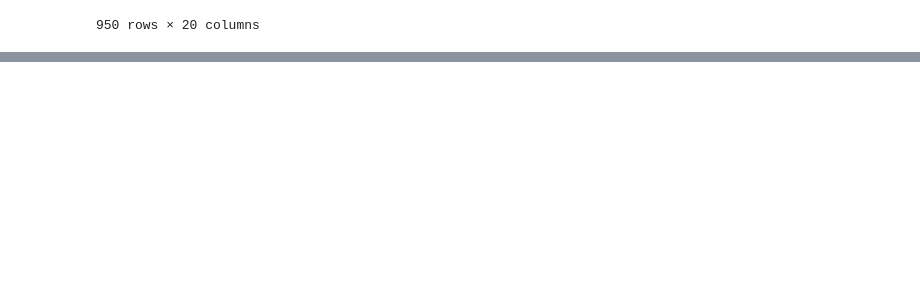
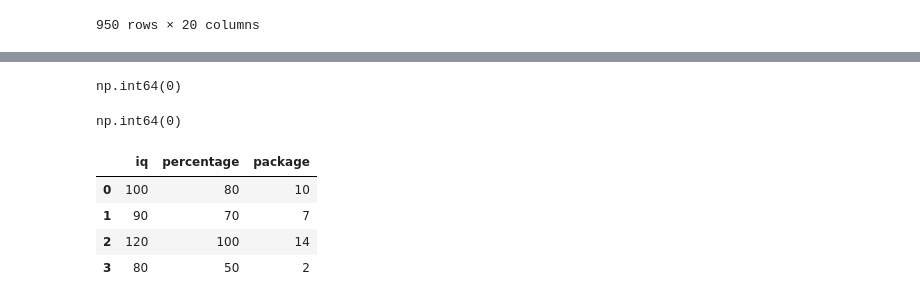
Before and after one commit to HarshChaturvedi19/Learn-Data-Science-With-Projects, a Jupyter notebook: PANDAS/panda-Dataframe/dataFrame.ipynb, the cells around one changed output, grey strips where cells are left out. Drawn from its saved outputs; the diff is of its cells as text; code cells hidden in the pictures; blank space fills up the shorter version.

```diff
--- a/PANDAS/panda-Dataframe/dataFrame.ipynb
+++ b/PANDAS/panda-Dataframe/dataFrame.ipynb
@@ -84,0 +269,19 @@ ipl
+# %%
+# duplicated -> detect duplicate values
+
+movies.duplicated().sum()
+# %% [output]
+np.int64(0)
+# %%
+ipl.duplicated().sum()
+# %% [output]
+np.int64(0)
+# %%
+# rename -> rename column name ->
+students
+# %% [output]
+|  | iq | percentage | package |
+| 0 | 100 | 80 | 10 |
+| 1 | 90 | 70 | 7 |
+| 2 | 120 | 100 | 14 |
+| 3 | 80 | 50 | 2 |
```
Also changed, not shown: parts of 17 cells of this notebook.
